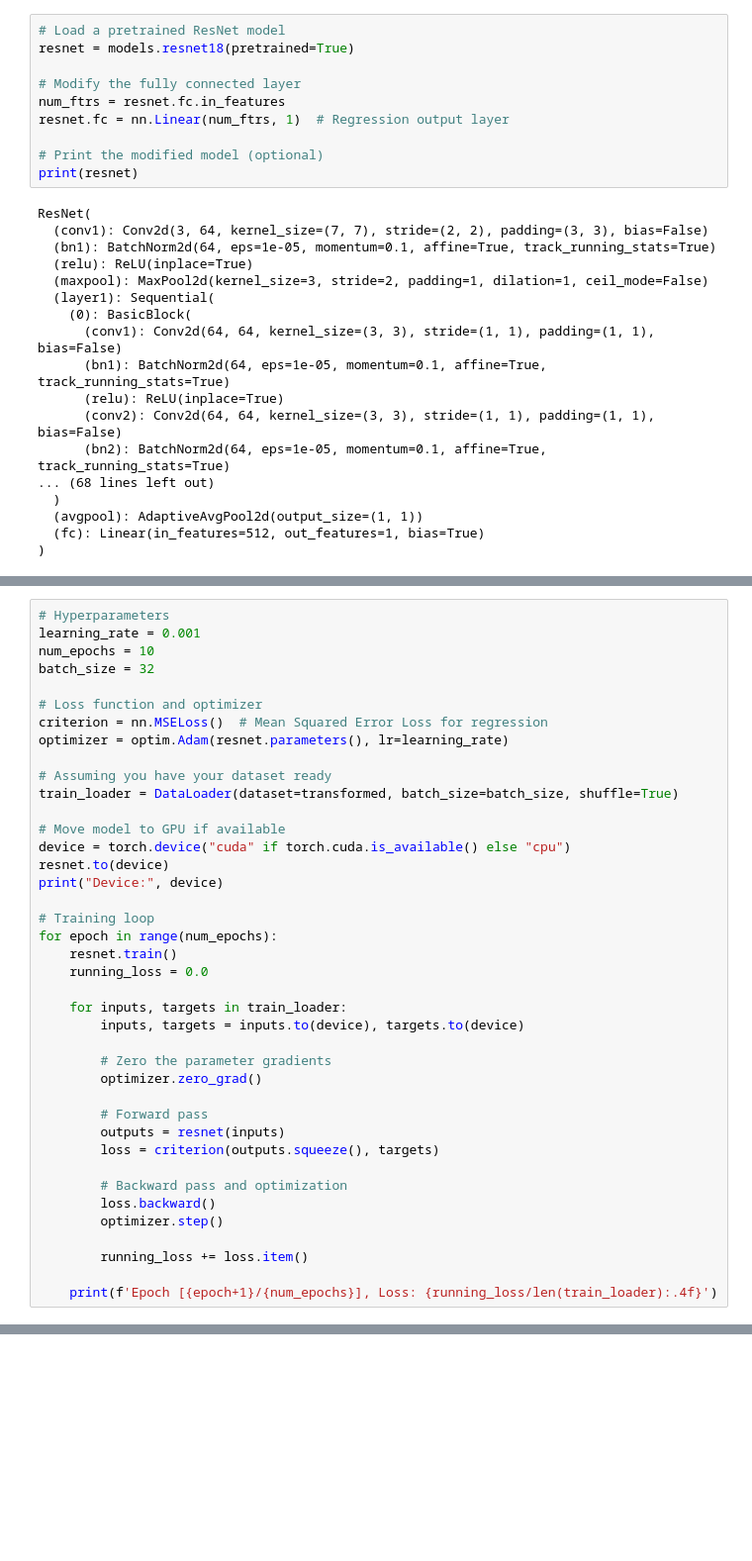
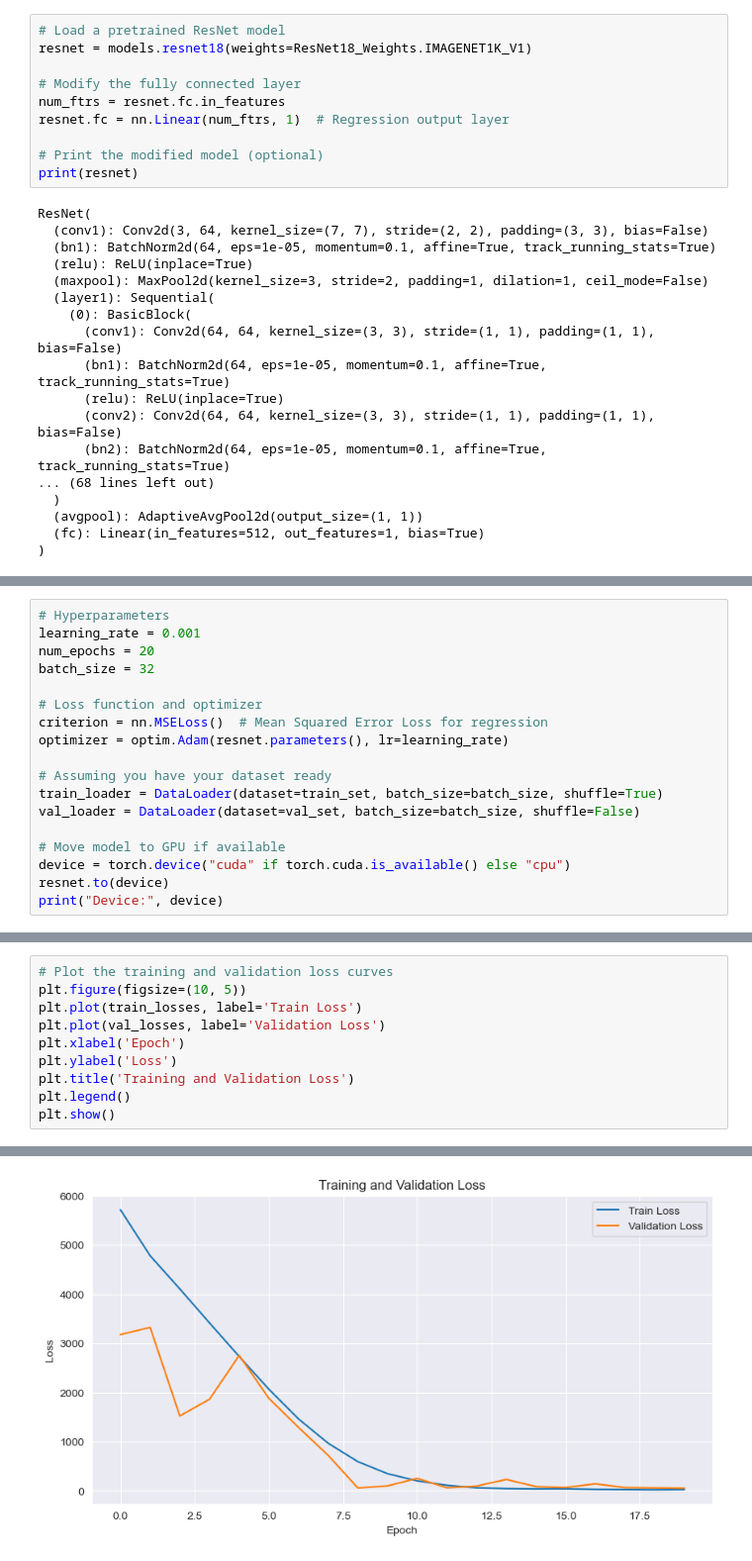
Before and after one commit to Justin-SG/inferring_body_weight_from_ct_scans, a Jupyter notebook: 4_Modeling/Flo/2D_CNN_Projection.ipynb, the cells around one changed output, grey strips where cells are left out. Shown at 99% size. Drawn from its saved outputs; the diff is of its cells as text; blank space fills up the shorter version.

```diff
--- a/4_Modeling/Flo/2D_CNN_Projection.ipynb
+++ b/4_Modeling/Flo/2D_CNN_Projection.ipynb
@@ -133,6 +134,6 @@ from torch.utils.data import DataLoader, Dataset
 # %%
 # Load a pretrained ResNet model
-resnet = models.resnet18(pretrained=True)
+resnet = models.resnet18(weights=ResNet18_Weights.IMAGENET1K_V1)
 
 # Modify the fully connected layer
 num_ftrs = resnet.fc.in_features
@@ -160,0 +165,18 @@ ResNet(
+# %%
+# Hyperparameters
+learning_rate = 0.001
+num_epochs = 20
+batch_size = 32
+
+# Loss function and optimizer
+criterion = nn.MSELoss()  # Mean Squared Error Loss for regression
+optimizer = optim.Adam(resnet.parameters(), lr=learning_rate)
+
+# Assuming you have your dataset ready
+train_loader = DataLoader(dataset=train_set, batch_size=batch_size, shuffle=True)
+val_loader = DataLoader(dataset=val_set, batch_size=batch_size, shuffle=False)
+
+# Move model to GPU if available
+device = torch.device("cuda" if torch.cuda.is_available() else "cpu")
+resnet.to(device)
+print("Device:", device)
@@ -161,41 +251,11 @@ ResNet(
 # %%
-# Hyperparameters
-learning_rate = 0.001
-num_epochs = 10
-batch_size = 32
-
-# Loss function and optimizer
-criterion = nn.MSELoss()  # Mean Squared Error Loss for regression
-optimizer = optim.Adam(resnet.parameters(), lr=learning_rate)
-
-# Assuming you have your dataset ready
-train_loader = DataLoader(dataset=transformed, batch_size=batch_size, shuffle=True)
-
-# Move model to GPU if available
-device = torch.device("cuda" if torch.cuda.is_available() else "cpu")
-resnet.to(device)
-print("Device:", device)
-
-# Training loop
-for epoch in range(num_epochs):
-    resnet.train()
-    running_loss = 0.0
-
-    for inputs, targets in train_loader:
-        inputs, targets = inputs.to(device), targets.to(device)
-
-        # Zero the parameter gradients
-        optimizer.zero_grad()
-
-        # Forward pass
-        outputs = resnet(inputs)
-        loss = criterion(outputs.squeeze(), targets)
-
-        # Backward pass and optimization
-        loss.backward()
-        optimizer.step()
-
-        running_loss += loss.item()
-
-    print(f'Epoch [{epoch+1}/{num_epochs}], Loss: {running_loss/len(train_loader):.4f}')
+# Plot the training and validation loss curves
+plt.figure(figsize=(10, 5))
+plt.plot(train_losses, label='Train Loss')
+plt.plot(val_losses, label='Validation Loss')
+plt.xlabel('Epoch')
+plt.ylabel('Loss')
+plt.title('Training and Validation Loss')
+plt.legend()
+plt.show()
 # %% [output]
@@ -213,2 +262,3 @@ Epoch [10/10], Loss: 37.0886
+[figure, added]
 # %%
 # Save the trained model
```
Also changed, not shown: parts of 10 cells of this notebook, 5 other files.
